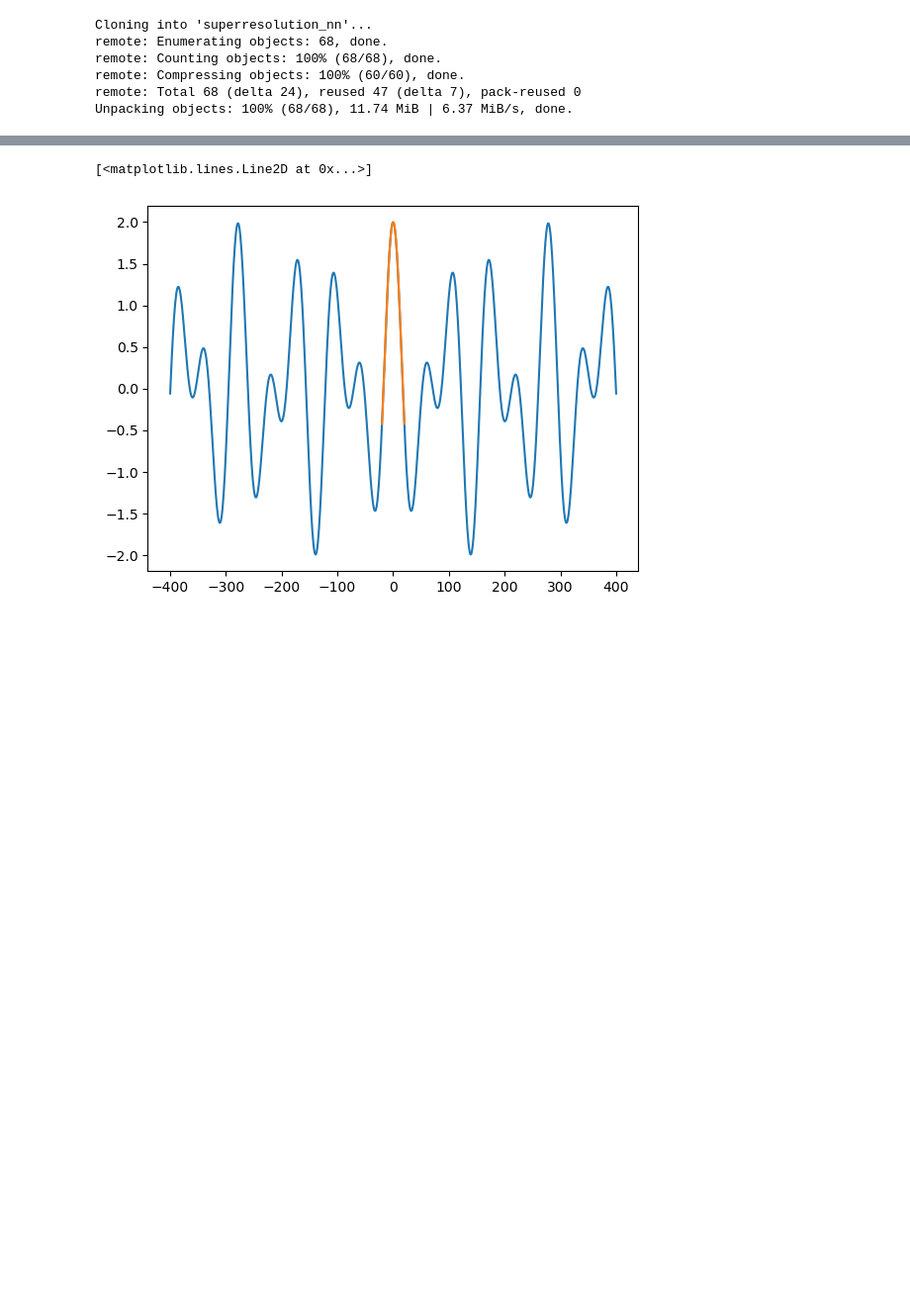
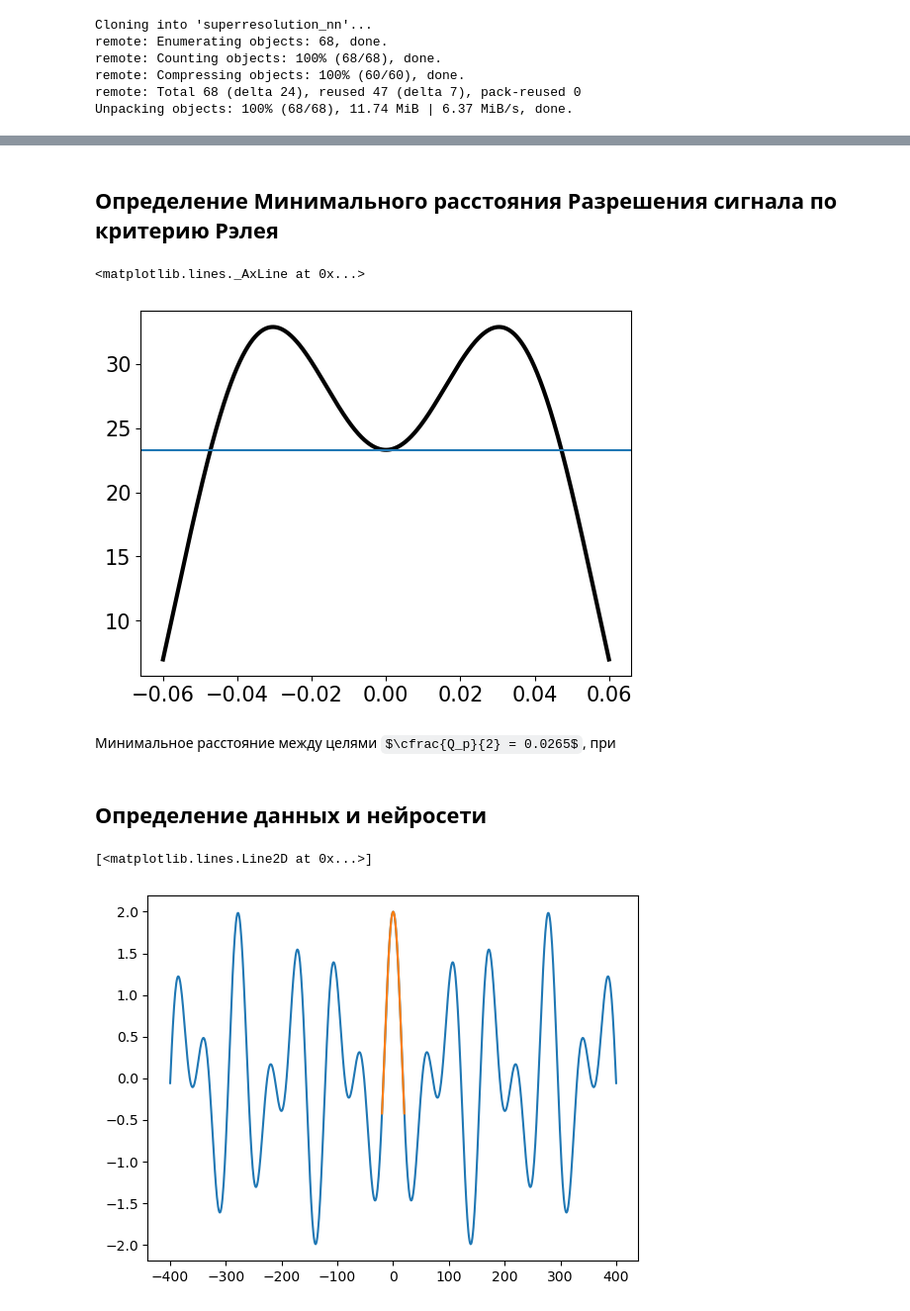
Before and after one commit to qwerty29544/superresolution_nn, a Jupyter notebook: ipynb/superresolution_gpu.ipynb, the cells around one changed output, grey strips where cells are left out. Shown at 99% size. Cells and saved outputs as stored; diff of their text form; code cells hidden in the pictures; some formulas as TeX source; blank space fills up the shorter version.

```diff
--- a/ipynb/superresolution_gpu.ipynb
+++ b/ipynb/superresolution_gpu.ipynb
@@ -120,3 +125,34 @@ plt.savefig("../rmarkdown_report/Begin_target.png")
+# %% [markdown]
+## Определение Минимального расстояния Разрешения сигнала по критерию Рэлея
+# %%
+K = 20              # Реальное количество излучателей
+NP = 400            # Виртуальное количество излучателей
+k = 2 * np.pi       # Волновое число
+d = 0.7             # Расстояние между излучателями
+alpha0 = 0.06
+
+alpha = np.linspace(-alpha0, alpha0, 2001)  # Угловое разрешение области
+
+n_real = np.arange(-K, K + 1)                 # Реальное перечисление номеров излучателей
+
+for alpha_iter in alpha[:len(alpha)//2+1]:
+    targets = [-alpha_iter, alpha_iter]              # Положения целей
+    Cn_real = Cn_deltaf_compute(n_real, k, d, targets)              # Реальные Cn излучателей от -K до K включительно
+    # Реально принятый сигнал
+    U_real = U_compute(alpha, Cn_real, k, d)
+    if np.max(np.real(U_real))/np.sqrt(2) <= np.real(U_real)[len(alpha)//2]:
+        break
+
+
+plt.plot(alpha, np.real(U_real), label = "Принятый сигнал, физическая система", c = "#000000", linewidth = 3)
+plt.axline((-0.04, np.max(np.real(U_real))/np.sqrt(2)), (0.04, np.max(np.real(U_real))/np.sqrt(2)))
+# %% [output]
+<matplotlib.lines._AxLine at 0x...>
+[figure, added]
+# %% [markdown]
+Минимальное расстояние между целями $\cfrac{Q_p}{2} = 0.0265$, при
+# %% [markdown]
+## Определение данных и нейросети
 # %%
 def create_data(number_of_samples = 10000, n_real = 20, n_virtual = 400, target_bounds = [-0.04, 0.04],
                 k = 1, d = 1, noised = False, noise_level = 0.4, seed = 123):
```
Also changed, not shown: parts of 7 cells of this notebook, 3 other files.
